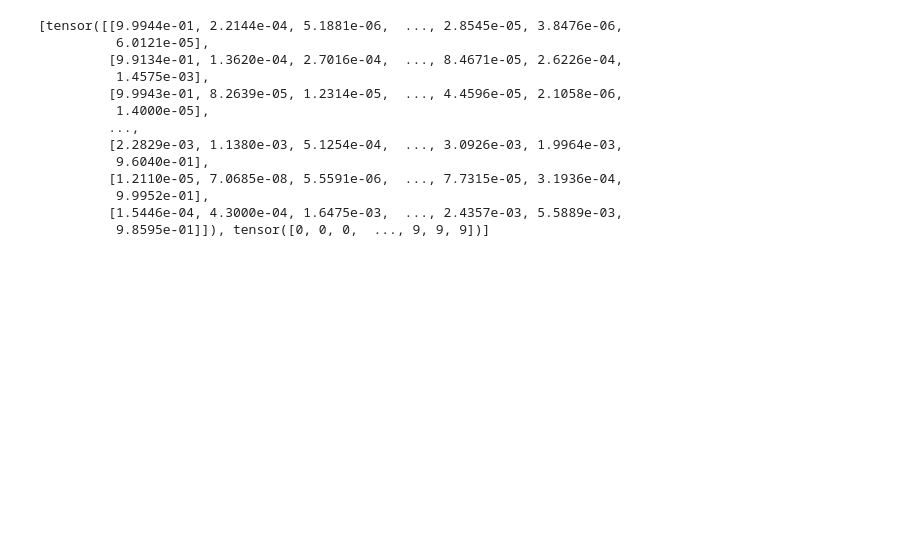
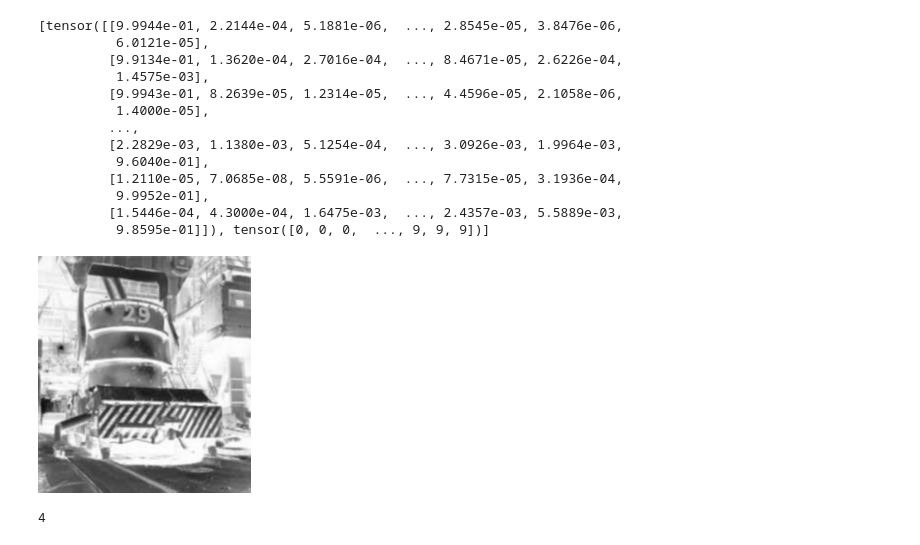
Before and after one commit to tunmustard/mtpbox, a Jupyter notebook: Preparation_video_capture.ipynb, the cells around one changed output. Drawn from its saved outputs; the diff is of its cells as text; code cells hidden in the pictures; blank space fills up the shorter version.

```diff
--- a/Preparation_video_capture.ipynb
+++ b/Preparation_video_capture.ipynb
@@ -110,0 +114,27 @@ learn.get_preds()
+# %%
+#1
+image = cv2.imread("data/test_ladlecar_1.jpg")
+#image = cv2.resize(image,(26,26), interpolation = cv2.INTER_AREA)
+
+
+
+gray = cv2.cvtColor(image, cv2.COLOR_BGR2GRAY)
+blurred = cv2.GaussianBlur(gray, (3, 3), 0)
+colored = cv2.cvtColor(blurred,cv2.COLOR_GRAY2RGB)
+
+colored = np.clip(colored, 0, 255)
+test_img1 = Image(np.clip(pil2tensor(colored,np.float32).div_(-255).add_(1), 0, 1))
+
+##2
+test_img2 = open_image('data/testimg_num_1.jpg')
+test_img2 = test_img2.resize((3,26,26))
+
+test_img1
+# %% [output]
+[figure, added]
+# %%
+
+
+get_result(learn,test_img2)
+# %% [output]
+4
```
Also changed, not shown: parts of 3 cells of this notebook.
